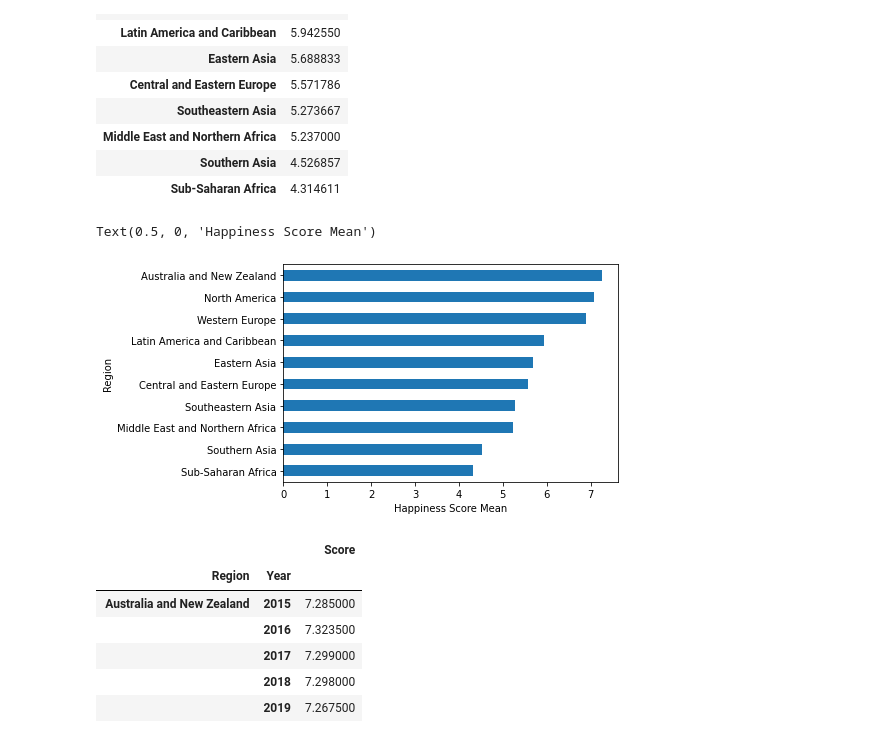
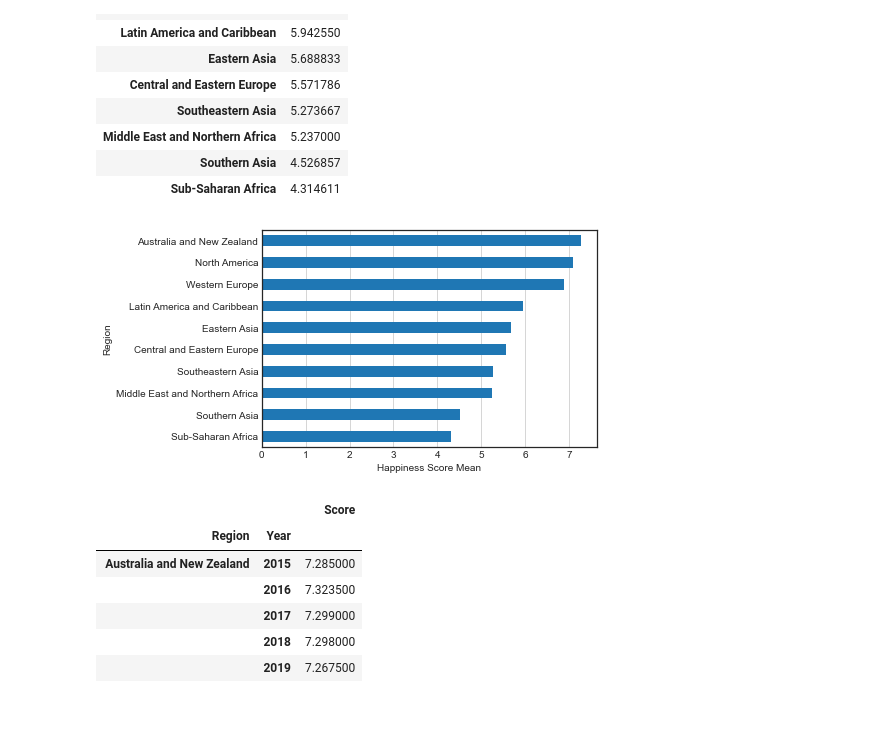
Before and after one commit to taanila/selittava, a Jupyter notebook: pivot.ipynb, the cells around one changed output. Saved outputs shown, nothing was run; the diff lists cells and outputs as text; code cells hidden in the pictures; blank space fills up the shorter version.

Commit message:
Pivot-taulukoita

```diff
--- a/pivot.ipynb
+++ b/pivot.ipynb
@@ -21,9 +21,7 @@ Jos lasket lukumääriä, niin pivot_table()-toiminnon sijasta kannattaa käytt
 import pandas as pd
 import matplotlib.pyplot as plt
 
-# Grafiikan tulostaminen Jupyter notebookiin
-# Nykyisissä kirjastoversioissa ei enää tarpeellinen
-%matplotlib inline
+plt.style.use('seaborn-white')
 # %%
 # Avaan datan, jossa maiden onnellisuuspisteitä eri vuosina
 df = pd.read_excel('https://taanila.fi/happy.xlsx')
@@ -66,12 +70,11 @@ df[df['Year'] == 2019].pivot_table(values = 'Score',
 | Sub-Saharan Africa | 4.314611 |
 # %%
 # Sama vaakapylväinä
-df[df['Year'] == 2019].pivot_table(values='Score', index='Region')\
-                    .sort_values(by = 'Score').plot.barh(legend = False)
+df[df['Year']==2019].pivot_table(values='Score', index='Region').sort_values(by='Score').plot.barh(legend=False)
 
 plt.xlabel('Happiness Score Mean')
+plt.grid(axis='x')
 # %% [output]
-Text(0.5, 0, 'Happiness Score Mean')
-[figure, old version]
+[figure, new version]
 # %%
 # Riveille voin ottaa useampiakin muuttujia
```
Also changed, not shown: parts of 10 cells of this notebook.
